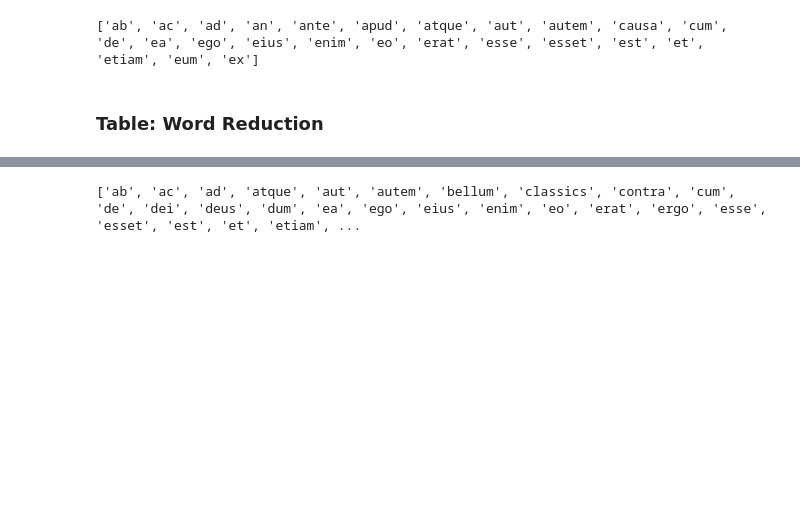
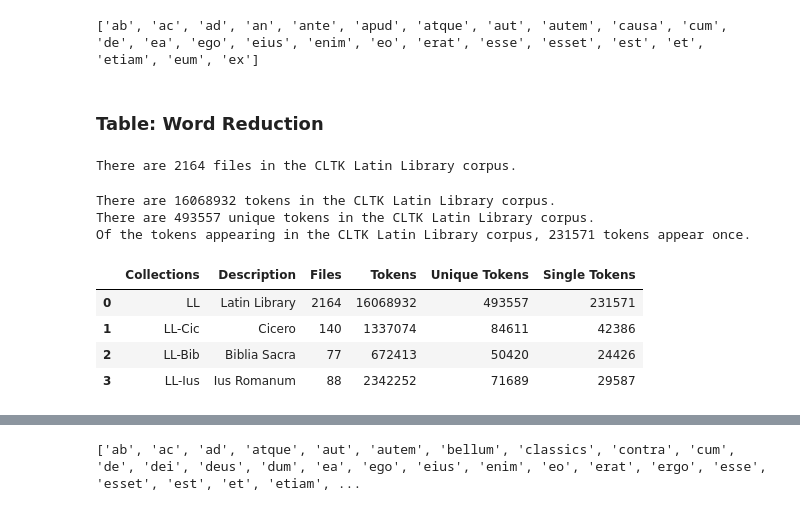
Before and after one commit to diyclassics/stopwords-paper, a Jupyter notebook: notebooks/stopwords-paper.ipynb, the cells around one changed output, grey strips where cells are left out. Drawn from its saved outputs; the diff is of its cells as text; code cells hidden in the pictures; blank space fills up the shorter version.

```diff
--- a/notebooks/stopwords-paper.ipynb
+++ b/notebooks/stopwords-paper.ipynb
@@ -419,3 +424,9 @@ from cltk.stop.stop import CorpusStoplist
 import pickle
 
 from pprint import pprint
+# %%
+def truncate_text(text):
+    temp = text[1000:-1000]
+    start = temp.find(' ')
+    end = temp.rfind(' ')
+    return temp[start:end]
@@ -422,4 +463,4 @@ from pprint import pprint
 # %%
 ll_files = latinlibrary.fileids()
-ll_docs = [latinlibrary.raw(file) for file in ll_files]
+ll_docs = [truncate_text(preprocess(latinlibrary.raw(file))) for file in ll_files]
 ll_size = len(ll_files)
@@ -461 +467,20 @@ def preprocess(text):
+# %%
+# CITED IN ARTICLE
+
+print(f'There are {ll_size} files in the CLTK Latin Library corpus.')
+# %% [output]
+There are 2164 files in the CLTK Latin Library corpus.
+# %%
+ll_tokens = [WordPunctTokenizer().tokenize(doc) for doc in ll_docs]
+ll_tokens = [item for sublist in ll_tokens for item in sublist]
+# %%
+# CITED IN ARTICLE
+
+print(f'There are {len(ll_tokens)} tokens in the CLTK Latin Library corpus.')
+print(f'There are {len(set(ll_tokens))} unique tokens in the CLTK Latin Library corpus.')
+print(f'Of the tokens appearing in the CLTK Latin Library corpus, {len([k for k, v in Counter(ll_tokens).items() if v == 1 ])} tokens appear once.')
+# %% [output]
+There are 16068932 tokens in the CLTK Latin Library corpus.
+There are 493557 unique tokens in the CLTK Latin Library corpus.
+Of the tokens appearing in the CLTK Latin Library corpus, 231571 tokens appear once.
 # %%
@@ -474,0 +503,37 @@ ius_romanum_size = len(ius_romanum_files)
+# %%
+colls = ['Latin Library', 'Cicero', 'Biblia Sacra', 'Ius Romanum']
+colls_abbrev = ['LL', 'LL-Cic', 'LL-Bib', 'LL-Ius']
+colls_docs = [ll_docs, cic_docs, bib_docs, ius_docs]
+colls_tokens = [ll_tokens, cic_tokens, bib_tokens, ius_tokens]
+colls_file_counts = [len(docs) for docs in colls_docs]
+colls_token_counts = [len(tokens) for tokens in colls_tokens]
+colls_unique_counts = [len(set(tokens)) for tokens in colls_tokens]
+colls_single_counts = [len([k for k, v in Counter(tokens).items() if v == 1 ]) for tokens in colls_tokens]
+# %%
+# sales = [('account', ['Jones LLC', 'Alpha Co', 'Blue Inc']),
+#          ('Jan', [150, 200, 50]),
+#          ('Feb', [200, 210, 90]),
+#          ('Mar', [140, 215, 95]),
+#          ]
+
+# temp = [tuple(colls)]
+
+df = pd.DataFrame()
+df['Collections'], df['Description'], df['Files'], df['Tokens'], df['Unique Tokens'], df['Single Tokens'] = colls_abbrev, colls, colls_file_counts, colls_token_counts, colls_unique_counts, colls_single_counts
+
+# Correct way to set up df
+# corpora = ['Latin Library', 'Cicero', 'Biblia Sacra', 'Ius Romanum']
+# sizes = [ll_size, cicero_size, biblia_sacra_size, ius_romanum_size]
+# words_sizes = [ll_words_size, cicero_words_size, biblia_sacra_words_size, ius_romanum_words_size]
+# data = {'Corpora': corpora, 'No. of Files': sizes, 'No. of Words': words_sizes}
+# pd.DataFrame.from_dict(data)
+
+df.style.set_table_styles([
+    {'selector': '.row_heading, .blank', 'props': [('display', 'none;')]}
+])
+# %% [output]
+|  | Collections | Description | Files | Tokens | Unique Tokens | Single Tokens |
+| 0 | LL | Latin Library | 2164 | 16068932 | 493557 | 231571 |
+| 1 | LL-Cic | Cicero | 140 | 1337074 | 84611 | 42386 |
+| 2 | LL-Bib | Biblia Sacra | 77 | 672413 | 50420 | 24426 |
+| 3 | LL-Ius | Ius Romanum | 88 | 2342252 | 71689 | 29587 |
```
Also changed, not shown: parts of 15 cells of this notebook.
